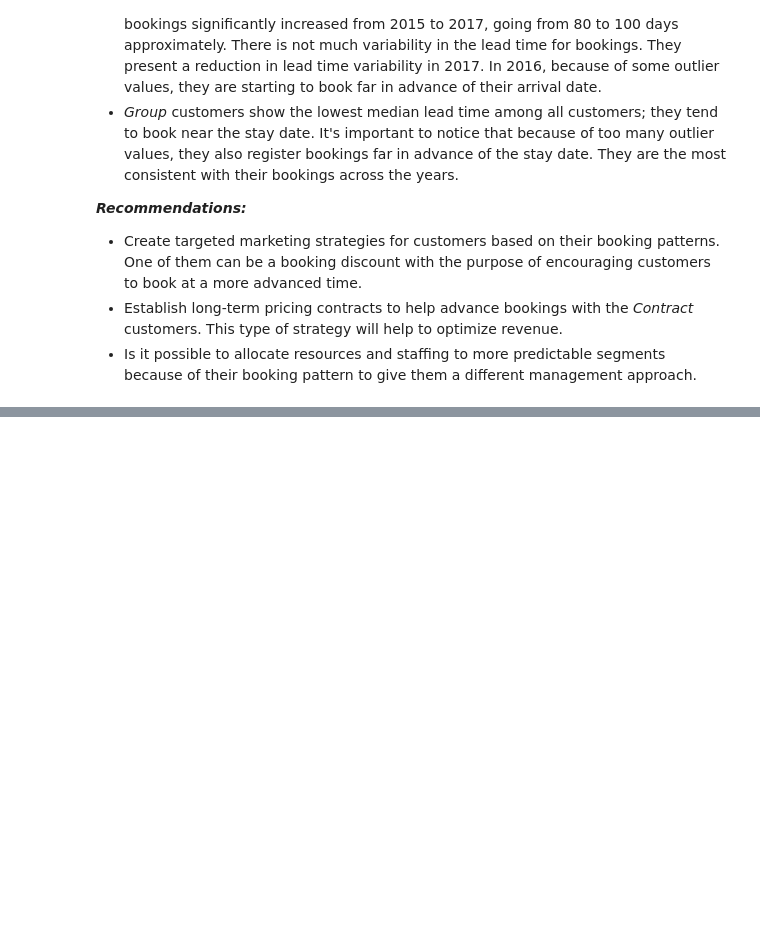
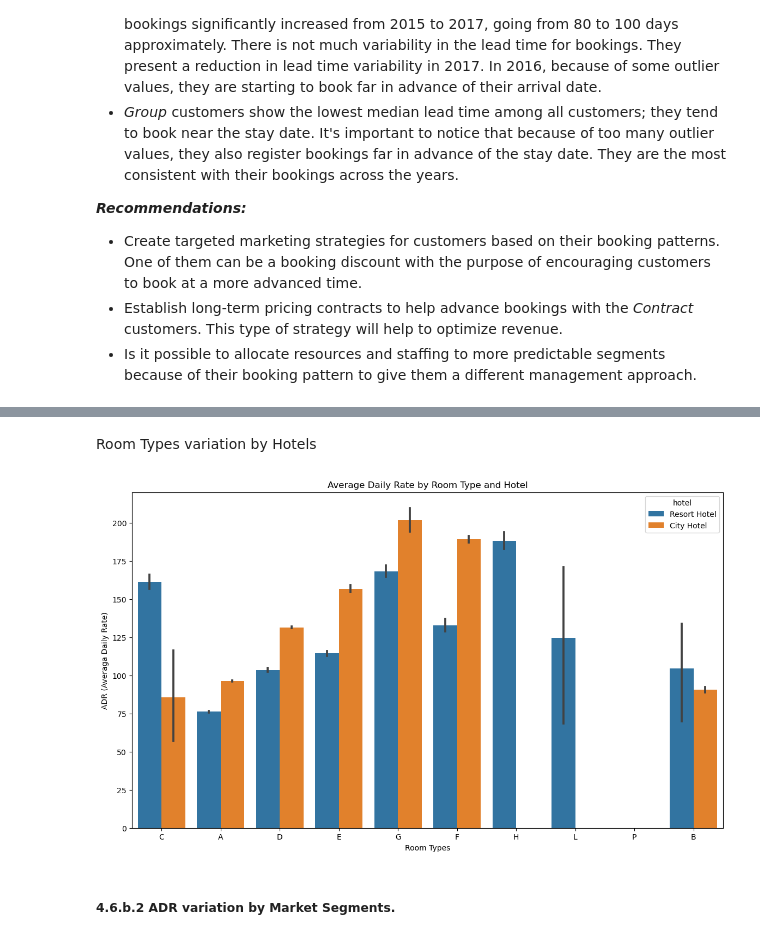
Before and after one commit to nachogalasso/da_python, a Jupyter notebook: hotel_bookings/hb_analysis.ipynb, the cells around one changed output, grey strips where cells are left out. Drawn from its saved outputs; the diff is of its cells as text; code cells hidden in the pictures; blank space fills up the shorter version.

```diff
--- a/hotel_bookings/hb_analysis.ipynb
+++ b/hotel_bookings/hb_analysis.ipynb
@@ -726,0 +802,16 @@ plt.show()
+# %% [markdown]
+<p>Room Types variation by Hotels</p>
+# %%
+# Creating the plot
+plt.figure(figsize=(14, 8))
+
+ax = sns.barplot(x='reserved_room_type', y='adr',  hue='hotel', data=df_revAdr)
+
+plt.title('Average Daily Rate by Room Type and Hotel')
+plt.xlabel('Room Types')
+plt.ylabel('ADR (Averaga Daily Rate)')
+plt.show()
+# %% [output]
+[figure, added]
+# %% [markdown]
+##### 4.6.b.2 ADR variation by Market Segments.
```
Also changed, not shown: parts of 25 cells of this notebook.
